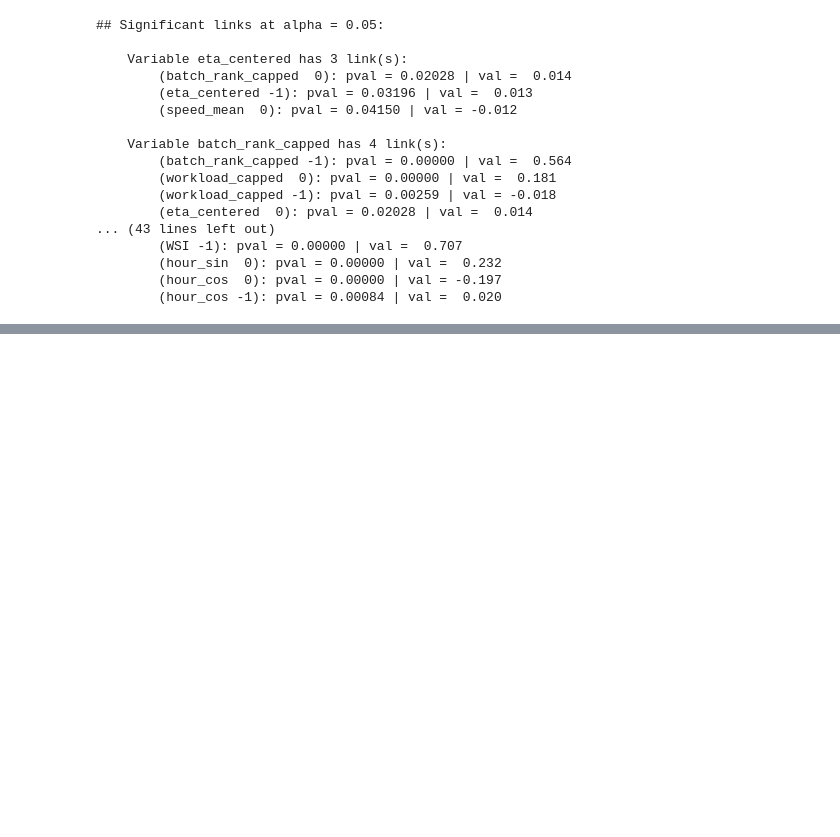
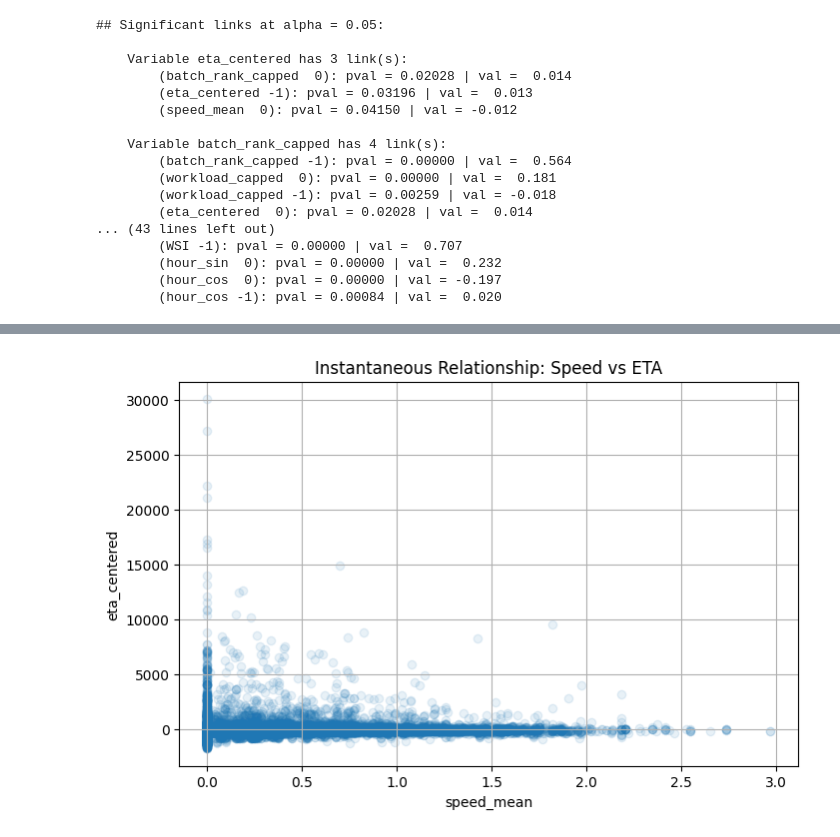
Before and after one commit to aymuos/starship, a Jupyter notebook: core/pcmciplus.ipynb, the cells around one changed output, grey strips where cells are left out. Saved outputs shown, nothing was run; the diff lists cells and outputs as text; code cells hidden in the pictures; blank space fills up the shorter version.

```diff
--- a/core/pcmciplus.ipynb
+++ b/core/pcmciplus.ipynb
@@ -330,0 +317,15 @@ TypeError: ufunc 'isnan' not supported for the input types, and the inputs could
+# %%
+import matplotlib.pyplot as plt
+import numpy as np
+
+# Manual scatter plot since the tigramite helper had an argument error
+# speed_mean (index 3) vs eta_centered (index 0)
+plt.figure(figsize=(8, 5))
+plt.scatter(df['speed_mean'], df['eta_centered'], alpha=0.1)
+plt.xlabel('speed_mean')
+plt.ylabel('eta_centered')
+plt.title('Instantaneous Relationship: Speed vs ETA')
+plt.grid(True)
+plt.show()
+# %% [output]
+[figure, added]
```
Also changed, not shown: parts of 57 cells of this notebook.
